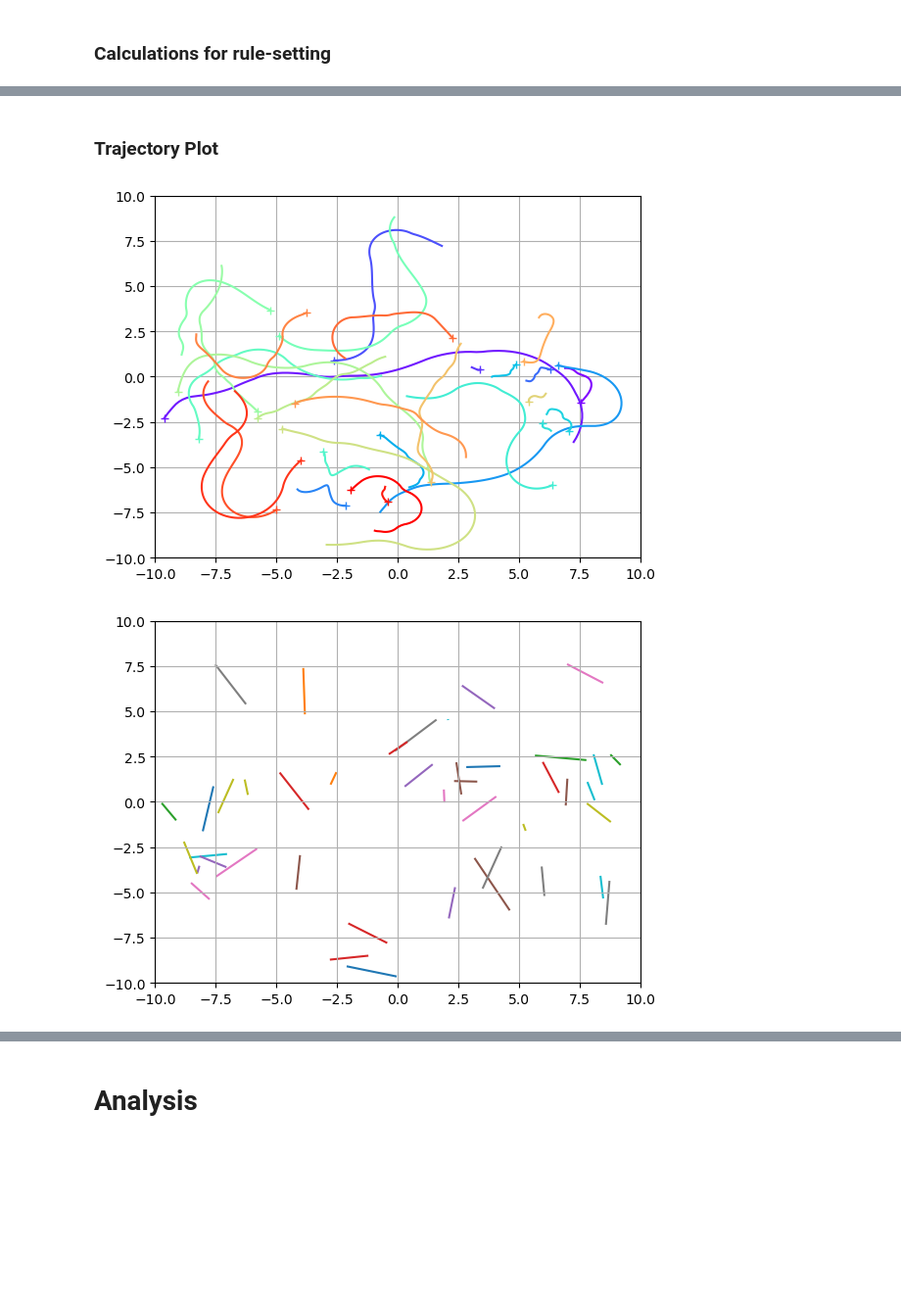
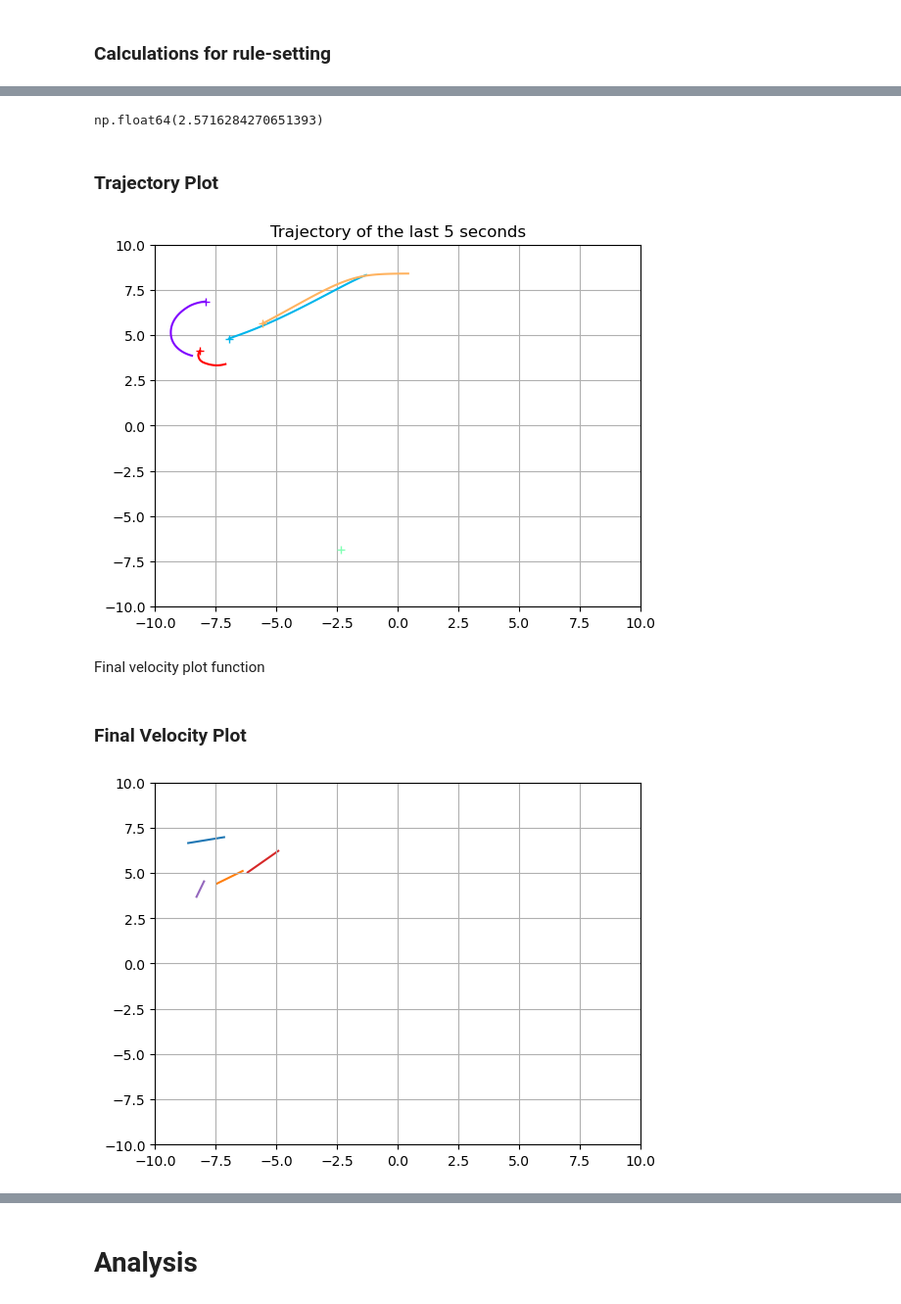
Before and after one commit to Bobomoto/PHYS250-Final-Project, a Jupyter notebook: Finalproject.ipynb, the cells around one changed output, grey strips where cells are left out. Shown at 98% size. Saved outputs shown, nothing was run; the diff lists cells and outputs as text; code cells hidden in the pictures; blank space fills up the shorter version.

Commit message:
finalizing project

```diff
--- a/Finalproject.ipynb
+++ b/Finalproject.ipynb
@@ -218,9 +222,16 @@ def updatefish(positions,radorientations,speeds,velocity, arenarange = 100, time
     N = len(positions)
     maxspeed = maxspd
     maxcoord = arenarange/2
+
+    #keep track of nearest neighbor distance for data later
+    neighdistarray = []
+
     for i in np.arange(N):
         #first find the nearest neighbor
         neighindex, neighdist, dist = findnearestneighbor(i, copypositions[i], copypositions)
+
+        neighdistarray.append(neighdist)
+
         #find its dotproduct
         dotproduct, crossproduct = findangletoneighbor(radorientations[i],copypositions[i],copypositions[neighindex]) #simply cos(theta) and sin(theta)
 
@@ -313,5 +324,7 @@ def updatefish(positions,radorientations,speeds,velocity, arenarange = 100, time
             velocity[i] = (0,0)
         else: positions[i] = positions[i] + np.array(velocity[i])*t # update position according to x = x+vt for all fish
 
-    return positions, radorientations, speeds, velocity, time
+    neighdistmean = np.mean(neighdistarray)
+
+    return positions, radorientations, speeds, velocity, time, neighdistmean
 # %% [markdown]
@@ -349,21 +364,25 @@ def plot(coords, radorientations, viewrange = (-50,50), title = '', fishmarker =
 numiterations = 10000
 poolrange = 20 #poolrange/2 is the length of each side
 initcoordmax = 10 #essentially initial density
-numfish = 30
+numfish = 5
 inittime = 0
 positionarray = []
 speedarray = []
+meandistarray = []
 
-rng.seed(10)
+#keep track of seed just for consistent plotting
+# rng.seed(11)
 
 pos, motorientations, motspeeds, motvelocity = initialize(numfish, initcoordmax)
-plot(pos, motorientations, viewrange = (-poolrange/2,poolrange/2), title = 't = 0')
+plot(pos, motorientations, viewrange = (-poolrange/2,poolrange/2), title = f'N = {numfish}, t = 0 s')
 
 #run the function numiteration times and keep track of positions
 for i in np.arange(numiterations):
-    pos, motorientations, motspeeds, motvelocity, inittime = updatefish(pos, motorientations, motspeeds, motvelocity, time = inittime, arenarange = poolrange, Wbias = 1.5)
+    pos, motorientations, motspeeds, motvelocity, inittime, meanneighdist = updatefish(pos, motorientations, motspeeds, motvelocity, time = inittime, arenarange = poolrange, Wbias = 0.5)
     speedarray.append(copy.deepcopy(motspeeds))
     positionarray.append(copy.deepcopy(pos))
+    meandistarray.append(copy.deepcopy(meanneighdist))
 
-plot(pos, motorientations, viewrange = (-poolrange/2,poolrange/2), title = f'N = {numfish}, t = {inittime*0.05:.1f}', save = True)
+
+plot(pos, motorientations, viewrange = (-poolrange/2,poolrange/2), title = f'N = {numfish}, t = {inittime:.1f} s', save = True)
 # %% [output]
@@ -372,33 +391,43 @@ plot(pos, motorientations, viewrange = (-poolrange/2,poolrange/2), title = f'N =
+# %%
+#calculate the mean distance:
+np.mean(meandistarray)
+# %% [output]
+np.float64(2.5716284270651393)
 # %% [markdown]
 ### Trajectory Plot
 # %%
 #trajectory plot
 fig, ax = plt.subplots()
 
 plotmaxcoord = poolrange/2
 trajlength = 100
+trajlengthtosec = 100*0.05
 
 colors = cm.rainbow(np.linspace(0, 1, numfish))
 
 for n in np.arange(numfish):
     coordinates = []
     for i in np.arange(numiterations):
         coordinates.append(positionarray[i][n])
     fishcoordsx, fishcoordsy = zip(*coordinates)
 
     recent_x = fishcoordsx[-trajlength:]
     recent_y = fishcoordsy[-trajlength:]
 
     ax.plot(recent_x, recent_y, color=colors[n])
     ax.plot(recent_x[-1], recent_y[-1], marker='+', color=colors[n])
 
 ax.set_xlim(-plotmaxcoord,plotmaxcoord)
 ax.set_ylim(-plotmaxcoord,plotmaxcoord)
+ax.set_title('Trajectory of the last 5 seconds')
+
 ax.grid()
-plt.savefig('traj.png')
+# plt.savefig('traj.png')
 plt.show()
 # %% [output]
-[figure, old version]
+[figure, new version]
+# %% [markdown]
+Final velocity plot function
 # %%
 #final velocity plot function
 def plotvel(coords, radorientations, speeds, viewrange = (-50,50), title = ''):
@@ -426,11 +455,13 @@ def plotvel(coords, radorientations, speeds, viewrange = (-50,50), title = ''):
     ax.grid()
 
     plt.show()
+# %% [markdown]
+### Final Velocity Plot
 # %%
 #final velocity plot:
 plotvel(pos, motorientations, motspeeds, viewrange = (-plotmaxcoord,plotmaxcoord))
 # %% [output]
-[figure, old version]
+[figure, new version]
 # %%
 #plot changes in speed:
 speedavg = [np.mean(array) for array in speedarray]
```
Also changed, not shown: parts of 34 cells of this notebook, 36 other files.
